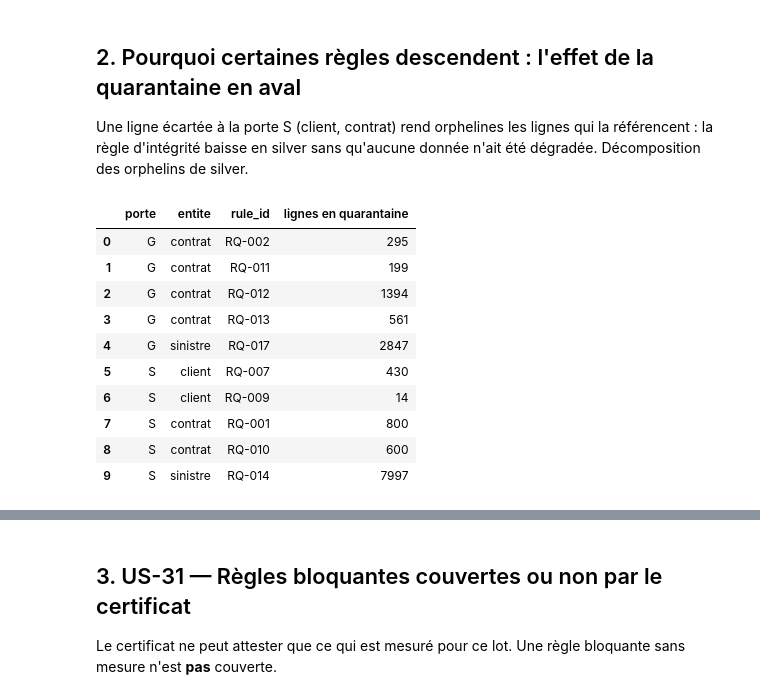
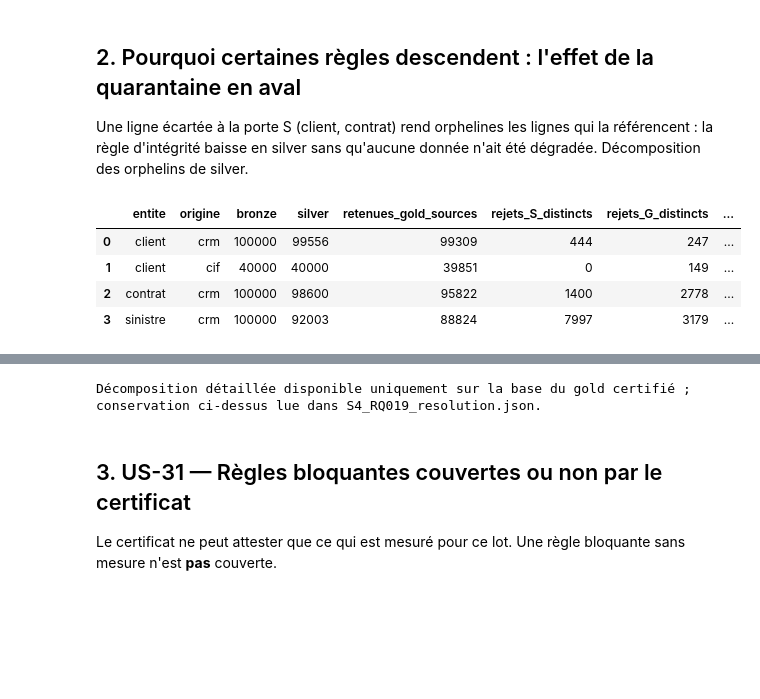
Before and after one commit to ruthabebeneg/td-qualite-g02, a Jupyter notebook: notebooks/S5_data_steward.ipynb, the cells around one changed output, grey strips where cells are left out. Cells and saved outputs as stored; diff of their text form; code cells hidden in the pictures; blank space fills up the shorter version.

Commit message:
S5:  preuves certifiées + courbe US-30

```diff
--- a/notebooks/S5_data_steward.ipynb
+++ b/notebooks/S5_data_steward.ipynb
@@ -23,12 +46,16 @@ print(len(regles), "règles au catalogue | lot", LOT)
 Pour chaque règle : dernière mesure de chaque table, agrégée par couche (lignes testées et échecs additionnés).
 « descend » = le taux baisse d'une couche à la suivante : chaque baisse doit être expliquée (section 2).
 # %%
-h = q("""SELECT h.couche, h.rule_id, h.table_cible, h.nb_testees, h.nb_echecs
-         FROM dq.dq_history h
-         JOIN (SELECT couche, rule_id, table_cible, MAX(mesure_le) m FROM dq.dq_history WHERE batch_id=:lot
-               GROUP BY couche, rule_id, table_cible) d
-           ON d.couche=h.couche AND d.rule_id=h.rule_id AND d.table_cible=h.table_cible AND d.m=h.mesure_le
-         WHERE h.batch_id=:lot""", lot=LOT)
+if BASE_EST_REFERENCE:
+    h = q("""SELECT h.couche, h.rule_id, h.table_cible, h.nb_testees, h.nb_echecs
+             FROM dq.dq_history h
+             JOIN (SELECT couche, rule_id, table_cible, MAX(mesure_le) m FROM dq.dq_history WHERE batch_id=:lot
+                   GROUP BY couche, rule_id, table_cible) d
+               ON d.couche=h.couche AND d.rule_id=h.rule_id AND d.table_cible=h.table_cible AND d.m=h.mesure_le
+             WHERE h.batch_id=:lot""", lot=LOT)
+else:
+    with open(f"{RACINE}/reports/S5_export_steward.json", encoding="utf-8") as f:
+        h = pd.DataFrame(json.load(f)["historique"]["mesures"])[["couche", "rule_id", "table_cible", "nb_testees", "nb_echecs"]]
 # Remesures S5 (table_cible préfixée « S5_ ») prioritaires : pour une règle et une couche remesurées en S5,
 # les mesures plus anciennes ne décrivent plus le gold courant et sont écartées.
 h["s5"] = h.table_cible.str.startswith("S5_")
@@ -121,36 +148,35 @@ courbe enregistrée : reports/S5_US30_courbe.png
 Une ligne écartée à la porte S (client, contrat) rend orphelines les lignes qui la référencent : la règle d'intégrité baisse en silver
 sans qu'aucune donnée n'ait été dégradée. Décomposition des orphelins de silver.
 # %%
-rej = q("""SELECT porte, entite, rule_id, COUNT(DISTINCT bronze_row_id) lignes FROM dq.rejets WHERE batch_id=:lot
-           GROUP BY porte, entite, rule_id ORDER BY porte DESC, entite, rule_id""", lot=LOT)
-display(rej.rename(columns={"lignes": "lignes en quarantaine"}))
-orph = q("""SELECT
-  SUM(sc.source_id IS NULL AND bc.client_id IS NULL)                    AS souscripteur_inexistant_source,
-  SUM(sc.source_id IS NULL AND bc.client_id IS NOT NULL)                AS souscripteur_en_quarantaine_S,
-  SUM(c.assure_id IS NOT NULL AND sa.source_id IS NULL AND ba.client_id IS NULL)     AS assure_inexistant_source,
-  SUM(c.assure_id IS NOT NULL AND sa.source_id IS NULL AND ba.client_id IS NOT NULL) AS assure_en_quarantaine_S
-FROM silver.contrat c
-LEFT JOIN silver.client sc ON sc.source_systeme='crm' AND sc.source_id=c.souscripteur_id AND sc._batch_id=c._batch_id
-LEFT JOIN bronze.crm_client bc ON bc.client_id=c.souscripteur_id AND bc._batch_id=c._batch_id
-LEFT JOIN silver.client sa ON sa.source_systeme='crm' AND sa.source_id=c.assure_id AND sa._batch_id=c._batch_id
-LEFT JOIN bronze.crm_client ba ON ba.client_id=c.assure_id AND ba._batch_id=c._batch_id
-WHERE c._batch_id=:lot""", lot=LOT).T.rename(columns={0: "contrats silver"})
-display(orph)
-sin = q("""SELECT SUM(c.contrat_id IS NULL AND bc.contrat_id IS NOT NULL) AS sinistre_dont_le_contrat_est_en_quarantaine_S,
-                  SUM(c.contrat_id IS NULL AND bc.contrat_id IS NULL)     AS sinistre_dont_le_contrat_n_existe_pas
-           FROM silver.sinistre s LEFT JOIN silver.contrat c ON c.contrat_id=s.contrat_id AND c._batch_id=s._batch_id
-           LEFT JOIN bronze.crm_contrat bc ON bc.contrat_id=s.contrat_id AND bc._batch_id=s._batch_id
-           WHERE s._batch_id=:lot""", lot=LOT).T.rename(columns={0: "sinistres silver"})
-display(sin)
+if not BASE_EST_REFERENCE:
+    with open(f"{RACINE}/reports/S4_RQ019_resolution.json", encoding="utf-8") as f:
+        display(pd.DataFrame(json.load(f)["conservation"]))
+    print("Décomposition détaillée disponible uniquement sur la base du gold certifié ; conservation ci-dessus lue dans S4_RQ019_resolution.json.")
+else:
+    rej = q("""SELECT porte, entite, rule_id, COUNT(DISTINCT bronze_row_id) lignes FROM dq.rejets WHERE batch_id=:lot
+               GROUP BY porte, entite, rule_id ORDER BY porte DESC, entite, rule_id""", lot=LOT)
+    display(rej.rename(columns={"lignes": "lignes en quarantaine"}))
+    orph = q("""SELECT
+      SUM(sc.source_id IS NULL AND bc.client_id IS NULL)                    AS souscripteur_inexistant_source,
+      SUM(sc.source_id IS NULL AND bc.client_id IS NOT NULL)                AS souscripteur_en_quarantaine_S,
+      SUM(c.assure_id IS NOT NULL AND sa.source_id IS NULL AND ba.client_id IS NULL)     AS assure_inexistant_source,
+      SUM(c.assure_id IS NOT NULL AND sa.source_id IS NULL AND ba.client_id IS NOT NULL) AS assure_en_quarantaine_S
+    FROM silver.contrat c
+    LEFT JOIN silver.client sc ON sc.source_systeme='crm' AND sc.source_id=c.souscripteur_id AND sc._batch_id=c._batch_id
+    LEFT JOIN bronze.crm_client bc ON bc.client_id=c.souscripteur_id AND bc._batch_id=c._batch_id
+    LEFT JOIN silver.client sa ON sa.source_systeme='crm' AND sa.source_id=c.assure_id AND sa._batch_id=c._batch_id
+    LEFT JOIN bronze.crm_client ba ON ba.client_id=c.assure_id AND ba._batch_id=c._batch_id
+    WHERE c._batch_id=:lot""", lot=LOT).T.rename(columns={0: "contrats silver"})
+    display(orph)
+    sin = q("""SELECT SUM(c.contrat_id IS NULL AND bc.contrat_id IS NOT NULL) AS sinistre_dont_le_contrat_est_en_quarantaine_S,
+                      SUM(c.contrat_id IS NULL AND bc.contrat_id IS NULL)     AS sinistre_dont_le_contrat_n_existe_pas
+               FROM silver.sinistre s LEFT JOIN silver.contrat c ON c.contrat_id=s.contrat_id AND c._batch_id=s._batch_id
+               LEFT JOIN bronze.crm_contrat bc ON bc.contrat_id=s.contrat_id AND bc._batch_id=s._batch_id
+               WHERE s._batch_id=:lot""", lot=LOT).T.rename(columns={0: "sinistres silver"})
+    display(sin)
 # %% [output]
-|  | porte | entite | rule_id | lignes en quarantaine |
-| 0 | G | contrat | RQ-002 | 295 |
-| 1 | G | contrat | RQ-011 | 199 |
-| 2 | G | contrat | RQ-012 | 1394 |
-| 3 | G | contrat | RQ-013 | 561 |
-| 4 | G | sinistre | RQ-017 | 2847 |
-| 5 | S | client | RQ-007 | 430 |
-| 6 | S | client | RQ-009 | 14 |
-| 7 | S | contrat | RQ-001 | 800 |
-| 8 | S | contrat | RQ-010 | 600 |
-| 9 | S | sinistre | RQ-014 | 7997 |
+|  | entite | origine | bronze | silver | retenues_gold_sources | rejets_S_distincts | rejets_G_distincts | ... |
+| 0 | client | crm | 100000 | 99556 | 99309 | 444 | 247 | ... |
+| 1 | client | cif | 40000 | 40000 | 39851 | 0 | 149 | ... |
+| 2 | contrat | crm | 100000 | 98600 | 95822 | 1400 | 2778 | ... |
+| 3 | sinistre | crm | 100000 | 92003 | 88824 | 7997 | 3179 | ... |
@@ -165,3 +183,4 @@ display(sin)
+Décomposition détaillée disponible uniquement sur la base du gold certifié ; conservation ci-dessus lue dans S4_RQ019_resolution.json.
 # %% [markdown]
 ## 3. US-31 — Règles bloquantes couvertes ou non par le certificat
 Le certificat ne peut attester que ce qui est mesuré pour ce lot. Une règle bloquante sans mesure n'est **pas** couverte.
```
Also changed, not shown: parts of 11 cells of this notebook, 1 other file.
